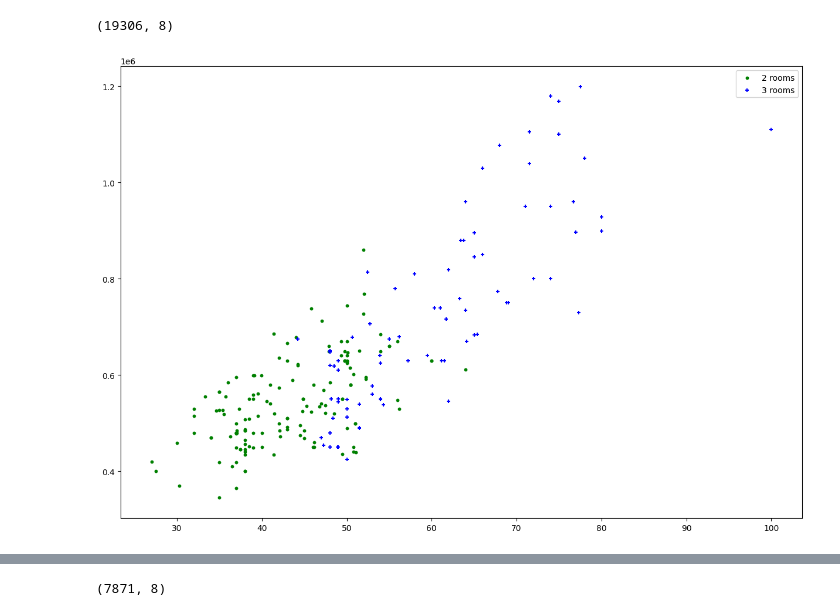
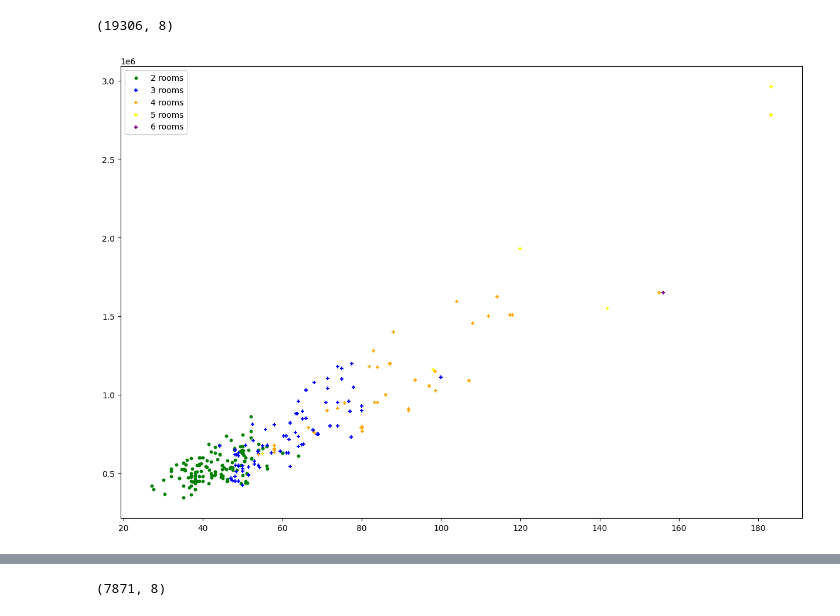
Before and after one commit to Pawel-Jurek/House_Prices_Estimating, a Jupyter notebook: modeling/modeling.ipynb, the cells around one changed output, grey strips where cells are left out. Saved outputs shown, nothing was run; the diff lists cells and outputs as text; code cells hidden in the pictures.

Commit message:
Districts maker fix and testing removing outliner releted to rooms and prices

```diff
--- a/modeling/modeling.ipynb
+++ b/modeling/modeling.ipynb
@@ -136,12 +136,22 @@ df4.shape
 # %%
 def plot_scatter(df, location, address):
     rooms2 = df[(df.city == location) & (df.rooms == 2) & (df.address == address)]
     rooms3 = df[(df.city == location) & (df.rooms == 3) & (df.address == address)]
+    rooms4 = df[(df.city == location) & (df.rooms == 4) & (df.address == address)]
+    rooms5 = df[(df.city == location) & (df.rooms == 5) & (df.address == address)]
+    rooms6 = df[(df.city == location) & (df.rooms == 6) & (df.address == address)]
+    rooms7 = df[(df.city == location) & (df.rooms == 7) & (df.address == address)]
+    rooms8 = df[(df.city == location) & (df.rooms == 8) & (df.address == address)]
+    rooms9 = df[(df.city == location) & (df.rooms == 9) & (df.address == address)]
+    rooms10 = df[(df.city == location) & (df.rooms == 10) & (df.address == address)]
     matplotlib.rcParams['figure.figsize'] = (15, 10)
     plt.scatter(rooms2.sq, rooms2.price, color='green', label='2 rooms', s=10)
     plt.scatter(rooms3.sq, rooms3.price, marker='+', color='blue', label='3 rooms', s=20)
+    plt.scatter(rooms4.sq, rooms4.price, marker='+', color='orange', label='4 rooms', s=20)
+    plt.scatter(rooms5.sq, rooms5.price, marker='+', color='yellow', label='5 rooms', s=20)
+    plt.scatter(rooms6.sq, rooms6.price, marker='+', color='purple', label='6 rooms', s=20)
     plt.legend()
 
 plot_scatter(df4, 'Warszawa', 'Wola')
 # %% [output]
-[figure, old version]
+[figure, new version]
```
Also changed, not shown: parts of 18 cells of this notebook, 6 other files.
